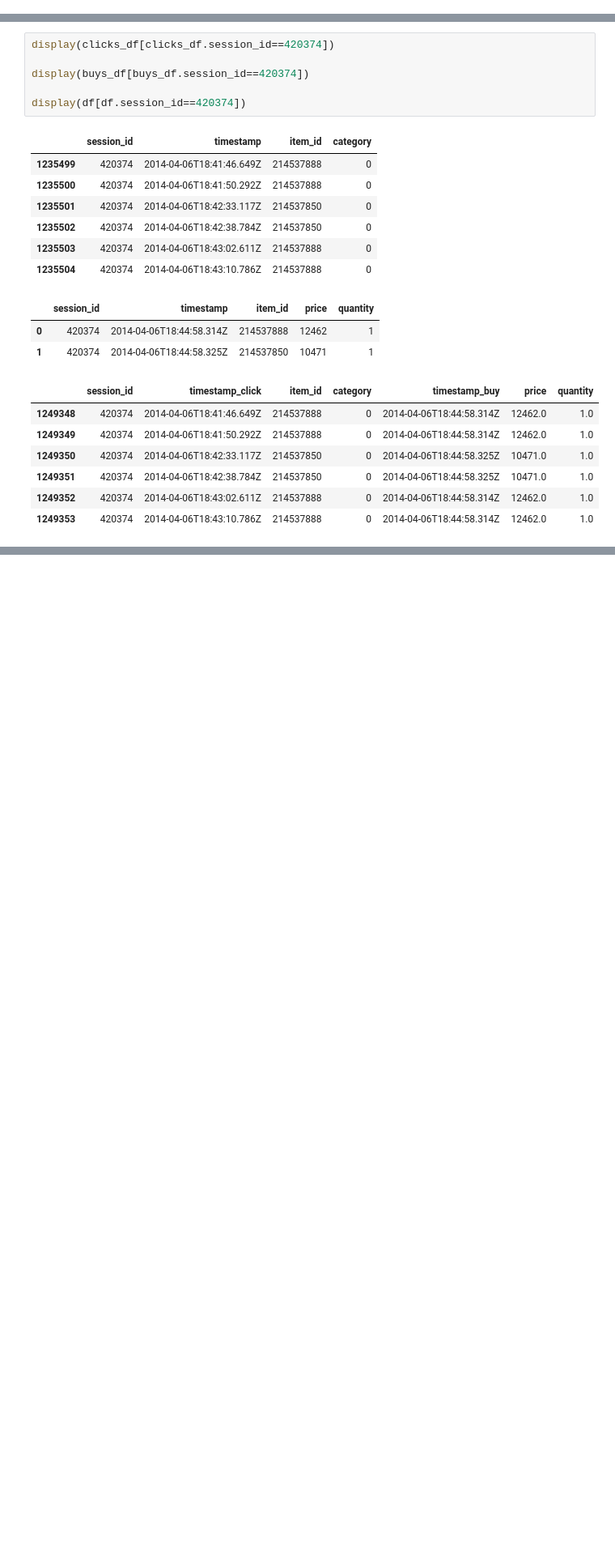
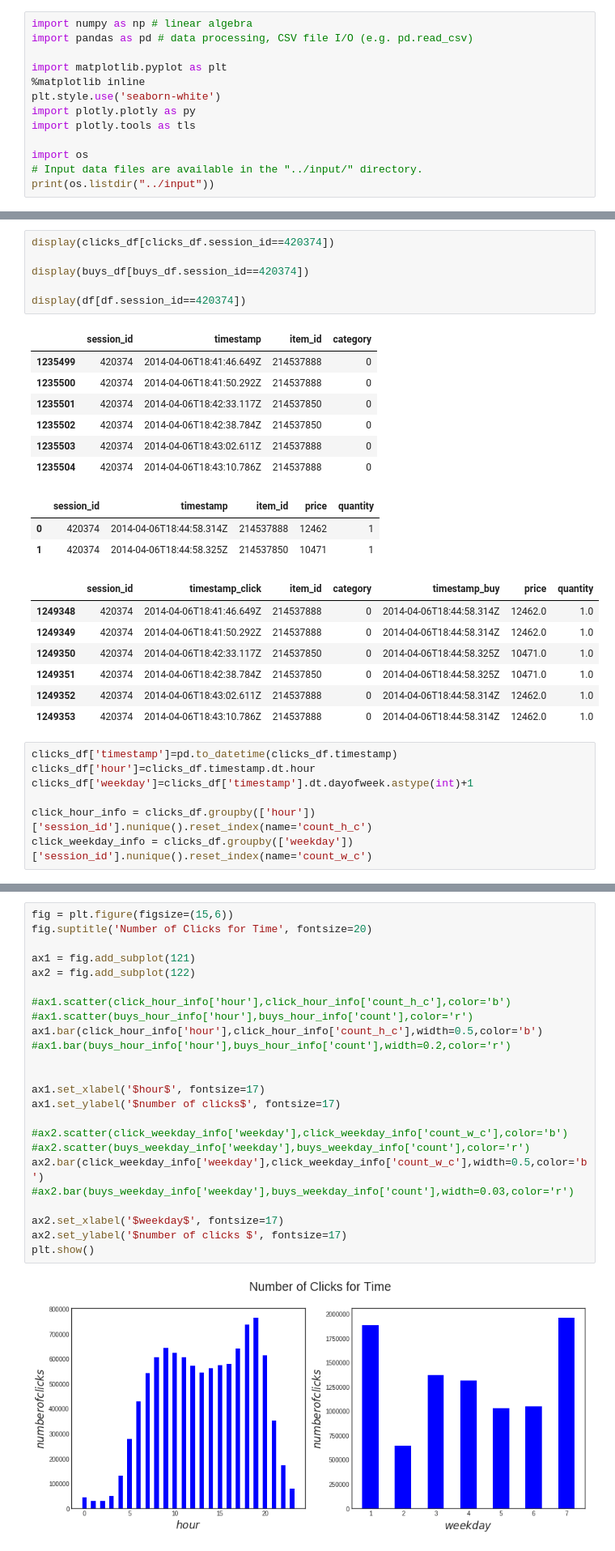
Before and after one commit to Salt-Peter/smai-proj, a Jupyter notebook: src/recsys-2015.ipynb, the cells around one changed output, grey strips where cells are left out. Shown at 81% size. Cells and saved outputs as stored; diff of their text form; blank space fills up the shorter version.

Commit message:
add data insights

```diff
--- a/src/recsys-2015.ipynb
+++ b/src/recsys-2015.ipynb
@@ -17,0 +1,13 @@ print(os.listdir("../input"))
+# %%
+import numpy as np # linear algebra
+import pandas as pd # data processing, CSV file I/O (e.g. pd.read_csv)
+
+import matplotlib.pyplot as plt
+%matplotlib inline
+plt.style.use('seaborn-white')
+import plotly.plotly as py
+import plotly.tools as tls
+
+import os
+# Input data files are available in the "../input/" directory.
+print(os.listdir("../input"))
@@ -98,3 +96,10 @@ display(df[df.session_id==420374])
 | 1249351 | 420374 | 2014-04-06T18:42:38.784Z | 214537850 | 0 | 2014-04-06T18:44:58.325Z | 10471.0 | 1.0 |
 | 1249352 | 420374 | 2014-04-06T18:43:02.611Z | 214537888 | 0 | 2014-04-06T18:44:58.314Z | 12462.0 | 1.0 |
 | 1249353 | 420374 | 2014-04-06T18:43:10.786Z | 214537888 | 0 | 2014-04-06T18:44:58.314Z | 12462.0 | 1.0 |
+# %%
+clicks_df['timestamp']=pd.to_datetime(clicks_df.timestamp)
+clicks_df['hour']=clicks_df.timestamp.dt.hour
+clicks_df['weekday']=clicks_df['timestamp'].dt.dayofweek.astype(int)+1
+
+click_hour_info = clicks_df.groupby(['hour'])['session_id'].nunique().reset_index(name='count_h_c')
+click_weekday_info = clicks_df.groupby(['weekday'])['session_id'].nunique().reset_index(name='count_w_c')
@@ -100,0 +122,26 @@ display(df[df.session_id==420374])
+# %%
+fig = plt.figure(figsize=(15,6))
+fig.suptitle('Number of Clicks for Time', fontsize=20)
+
+ax1 = fig.add_subplot(121)
+ax2 = fig.add_subplot(122)
+
+#ax1.scatter(click_hour_info['hour'],click_hour_info['count_h_c'],color='b')
+#ax1.scatter(buys_hour_info['hour'],buys_hour_info['count'],color='r')
+ax1.bar(click_hour_info['hour'],click_hour_info['count_h_c'],width=0.5,color='b')
+#ax1.bar(buys_hour_info['hour'],buys_hour_info['count'],width=0.2,color='r')
+
+
+ax1.set_xlabel('$hour$', fontsize=17)
+ax1.set_ylabel('$number of clicks$', fontsize=17)
+
+#ax2.scatter(click_weekday_info['weekday'],click_weekday_info['count_w_c'],color='b')
+#ax2.scatter(buys_weekday_info['weekday'],buys_weekday_info['count'],color='r')
+ax2.bar(click_weekday_info['weekday'],click_weekday_info['count_w_c'],width=0.5,color='b')
+#ax2.bar(buys_weekday_info['weekday'],buys_weekday_info['count'],width=0.03,color='r')
+
+ax2.set_xlabel('$weekday$', fontsize=17)
+ax2.set_ylabel('$number of clicks $', fontsize=17)
+plt.show()
+# %% [output]
+[figure, added]
```
Also changed, not shown: parts of 8 cells of this notebook.
